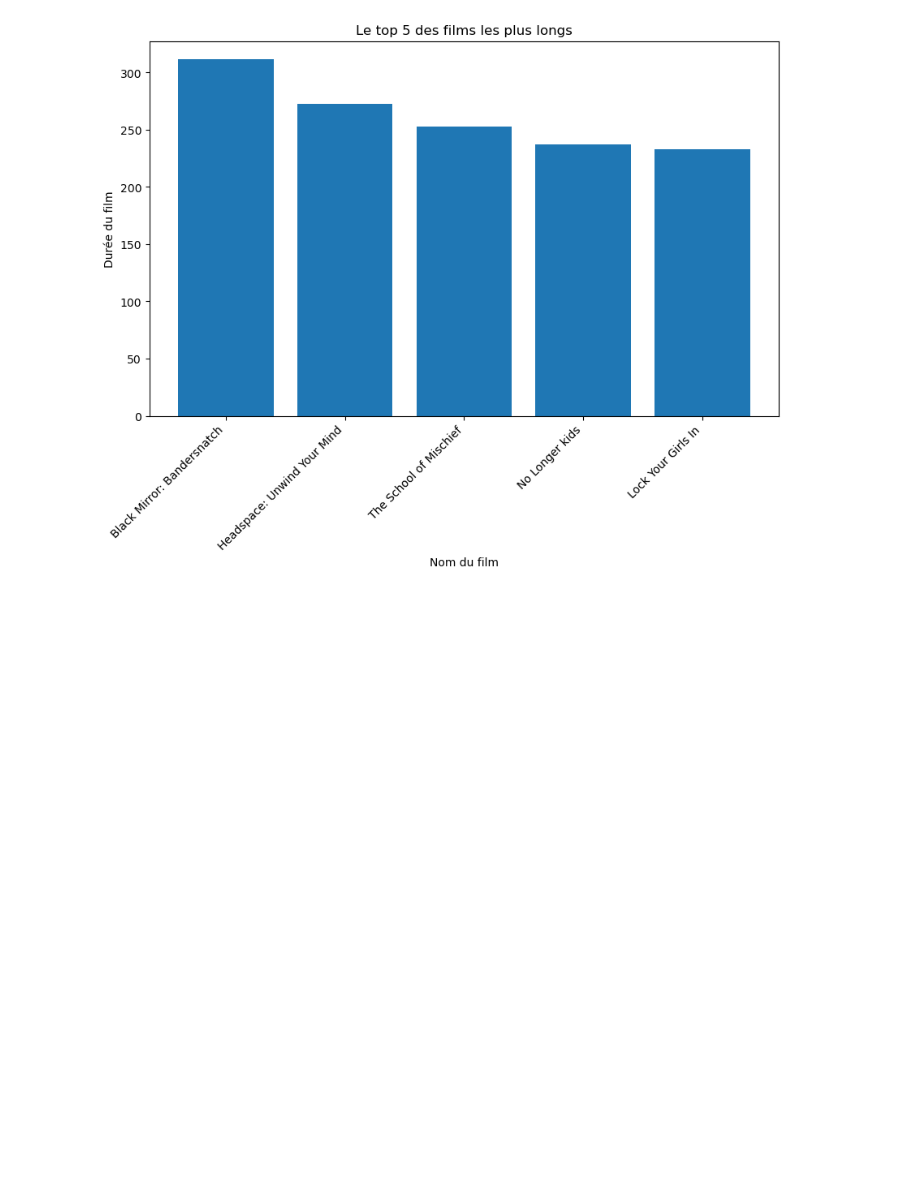
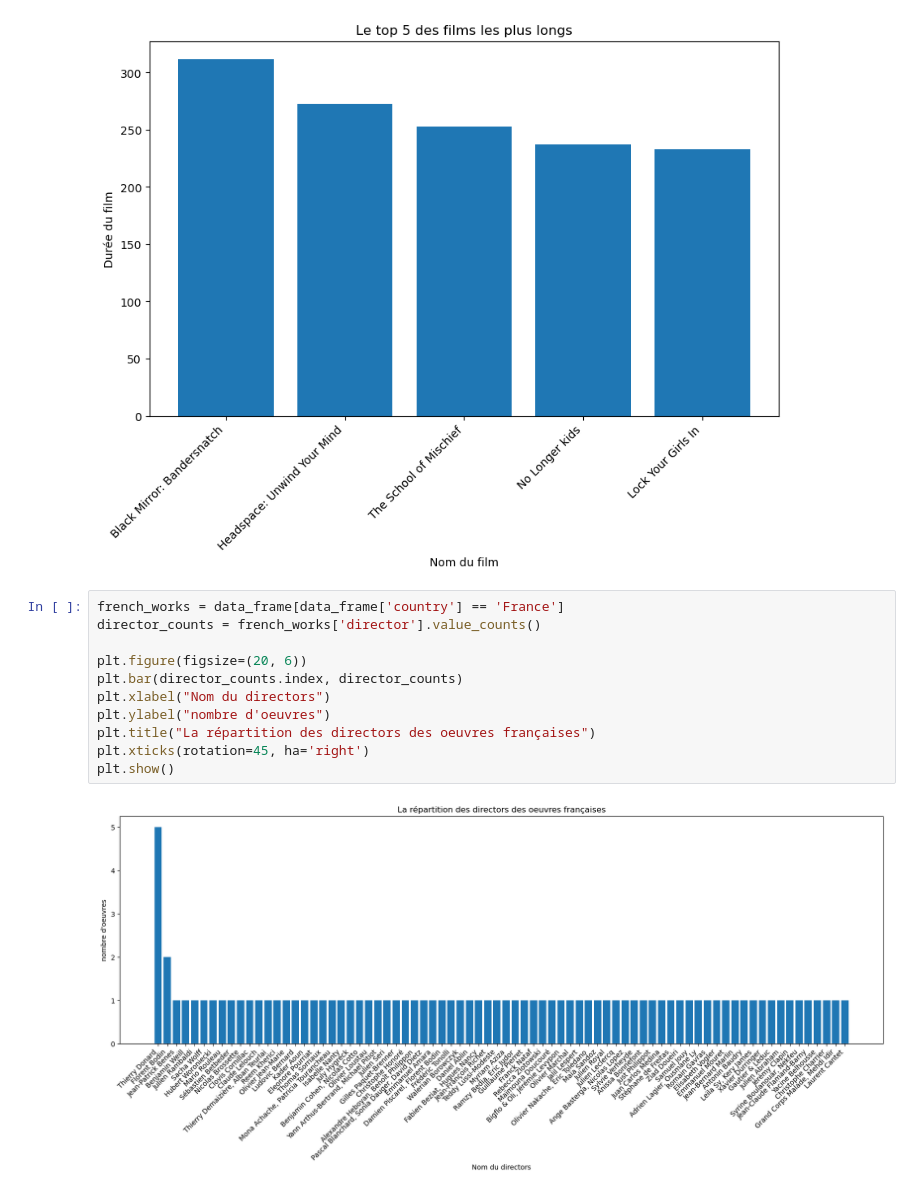
Before and after one commit to leo-carrey/Netflix-Insights, a Jupyter notebook: Netflix_Data_Analysis.ipynb, the cells around one changed output. Drawn from its saved outputs; the diff is of its cells as text; blank space fills up the shorter version.

```diff
--- a/Netflix_Data_Analysis.ipynb
+++ b/Netflix_Data_Analysis.ipynb
@@ -361,3 +361,16 @@ plt.xticks(rotation=45, ha='right')
 plt.show()
 # %% [output]
 [figure]
+# %%
+french_works = data_frame[data_frame['country'] == 'France']
+director_counts = french_works['director'].value_counts()
+
+plt.figure(figsize=(20, 6))
+plt.bar(director_counts.index, director_counts)
+plt.xlabel("Nom du directors")
+plt.ylabel("nombre d'oeuvres")
+plt.title("La répartition des directors des oeuvres françaises")
+plt.xticks(rotation=45, ha='right')
+plt.show()
+# %% [output]
+[figure, added]
```
Also changed, not shown: parts of 1 cell of this notebook.
